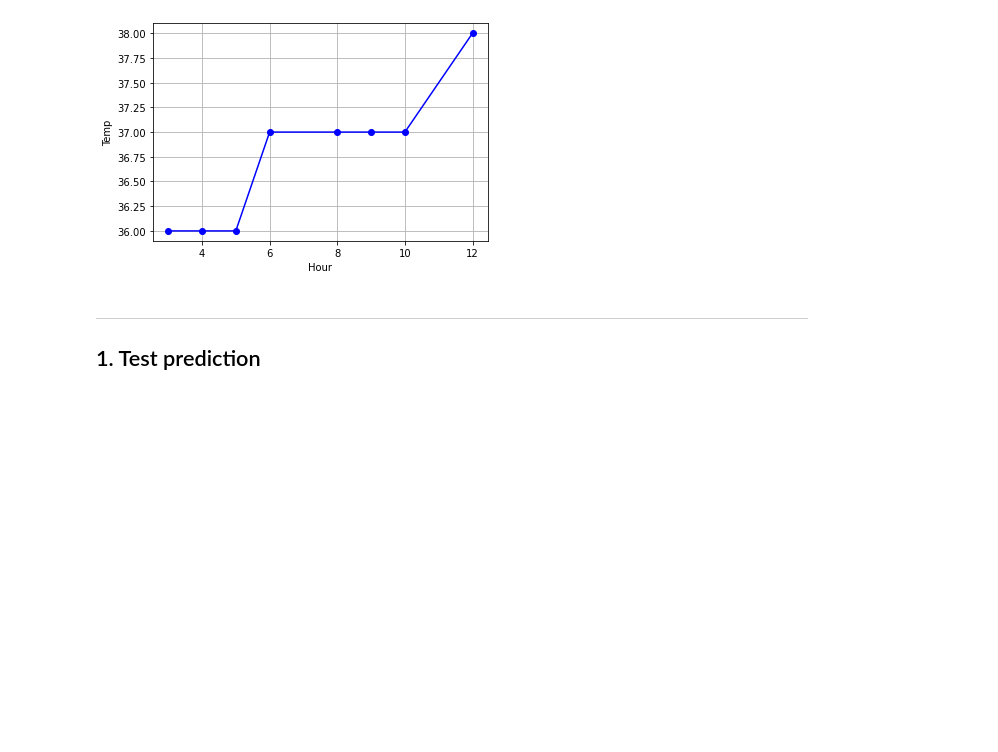
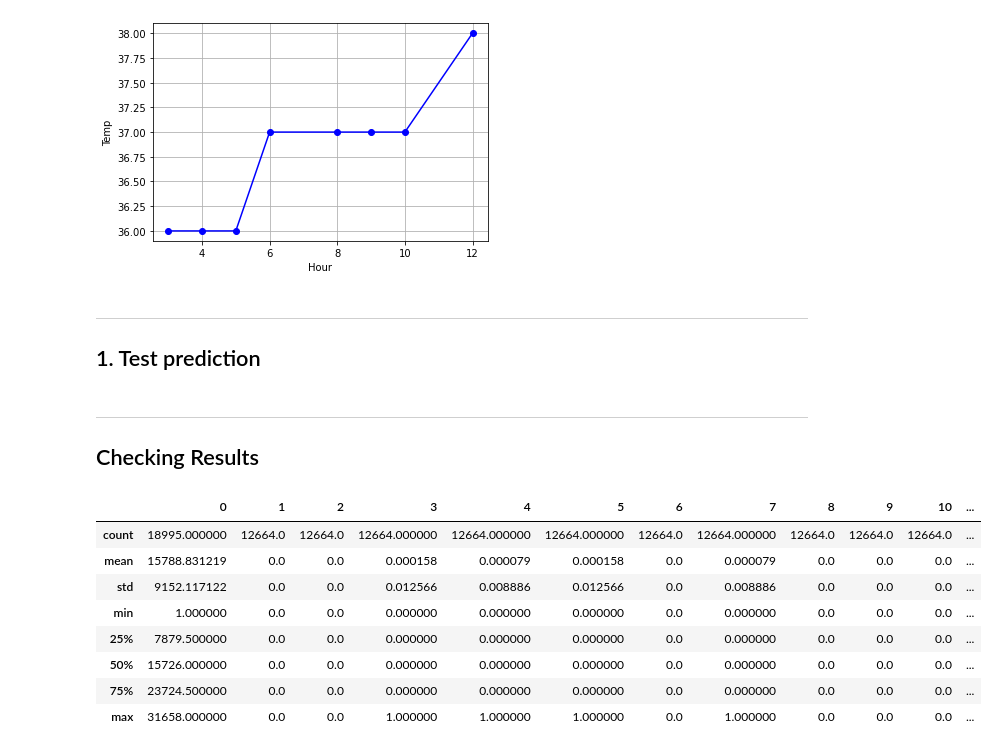
Before and after one commit to GentleMin/ML-Shoppingnow, a Jupyter notebook: Project2/JTM/Task2.ipynb, the cells around one changed output. Saved outputs shown, nothing was run; the diff lists cells and outputs as text; code cells hidden in the pictures; blank space fills up the shorter version.

```diff
--- a/Project2/JTM/Task2.ipynb
+++ b/Project2/JTM/Task2.ipynb
@@ -117,3 +156,20 @@ plt.show()
 ---
 
 ## 1. Test prediction
+# %% [markdown]
+---
+
+## Checking Results
+# %%
+result_jdy = pd.read_csv("../JDY/task2a-fill0/result_prob_fill0.csv", header=None)
+result_jdy.describe()
+# %% [output]
+|  | 0 | 1 | 2 | 3 | 4 | 5 | 6 | 7 | 8 | 9 | 10 | ... |
+| count | 18995.000000 | 12664.0 | 12664.0 | 12664.000000 | 12664.000000 | 12664.000000 | 12664.0 | 12664.000000 | 12664.0 | 12664.0 | 12664.0 | ... |
+| mean | 15788.831219 | 0.0 | 0.0 | 0.000158 | 0.000079 | 0.000158 | 0.0 | 0.000079 | 0.0 | 0.0 | 0.0 | ... |
+| std | 9152.117122 | 0.0 | 0.0 | 0.012566 | 0.008886 | 0.012566 | 0.0 | 0.008886 | 0.0 | 0.0 | 0.0 | ... |
+| min | 1.000000 | 0.0 | 0.0 | 0.000000 | 0.000000 | 0.000000 | 0.0 | 0.000000 | 0.0 | 0.0 | 0.0 | ... |
+| 25% | 7879.500000 | 0.0 | 0.0 | 0.000000 | 0.000000 | 0.000000 | 0.0 | 0.000000 | 0.0 | 0.0 | 0.0 | ... |
+| 50% | 15726.000000 | 0.0 | 0.0 | 0.000000 | 0.000000 | 0.000000 | 0.0 | 0.000000 | 0.0 | 0.0 | 0.0 | ... |
+| 75% | 23724.500000 | 0.0 | 0.0 | 0.000000 | 0.000000 | 0.000000 | 0.0 | 0.000000 | 0.0 | 0.0 | 0.0 | ... |
+| max | 31658.000000 | 0.0 | 0.0 | 1.000000 | 1.000000 | 1.000000 | 0.0 | 1.000000 | 0.0 | 0.0 | 0.0 | ... |
```
Also changed, not shown: parts of 14 cells of this notebook, 2 other files.
